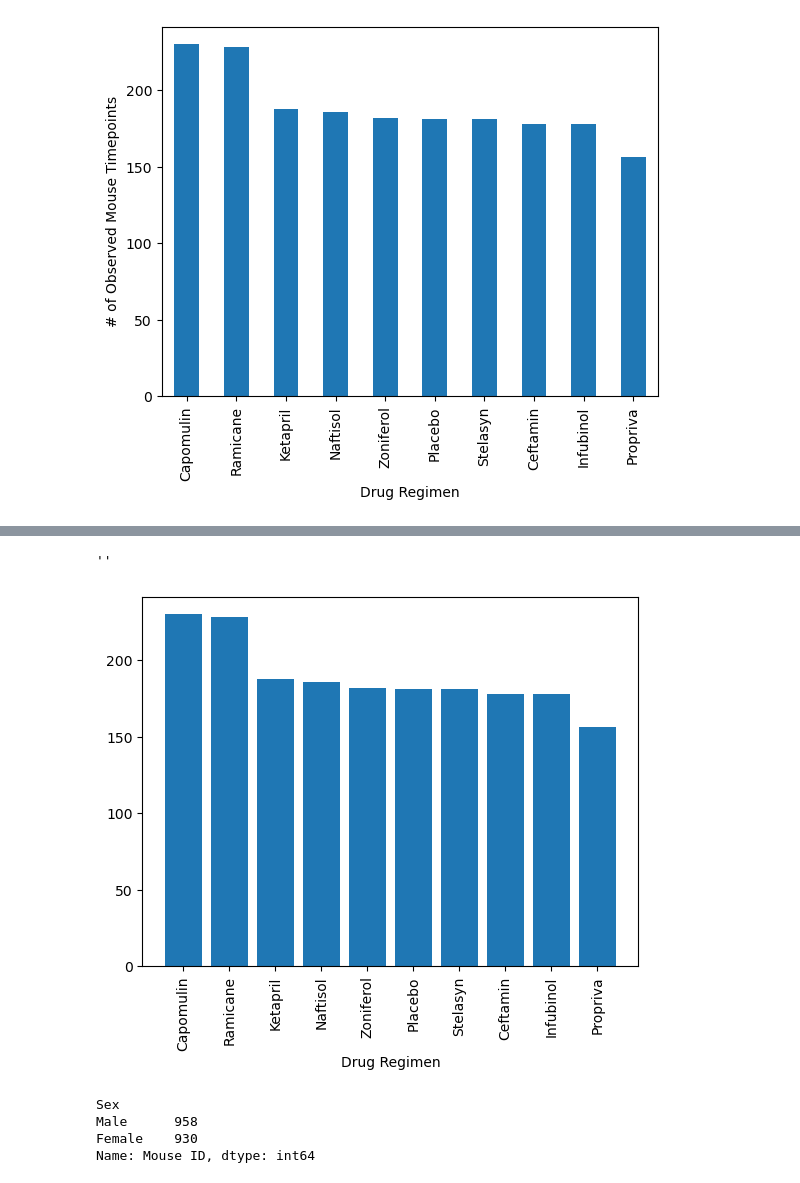
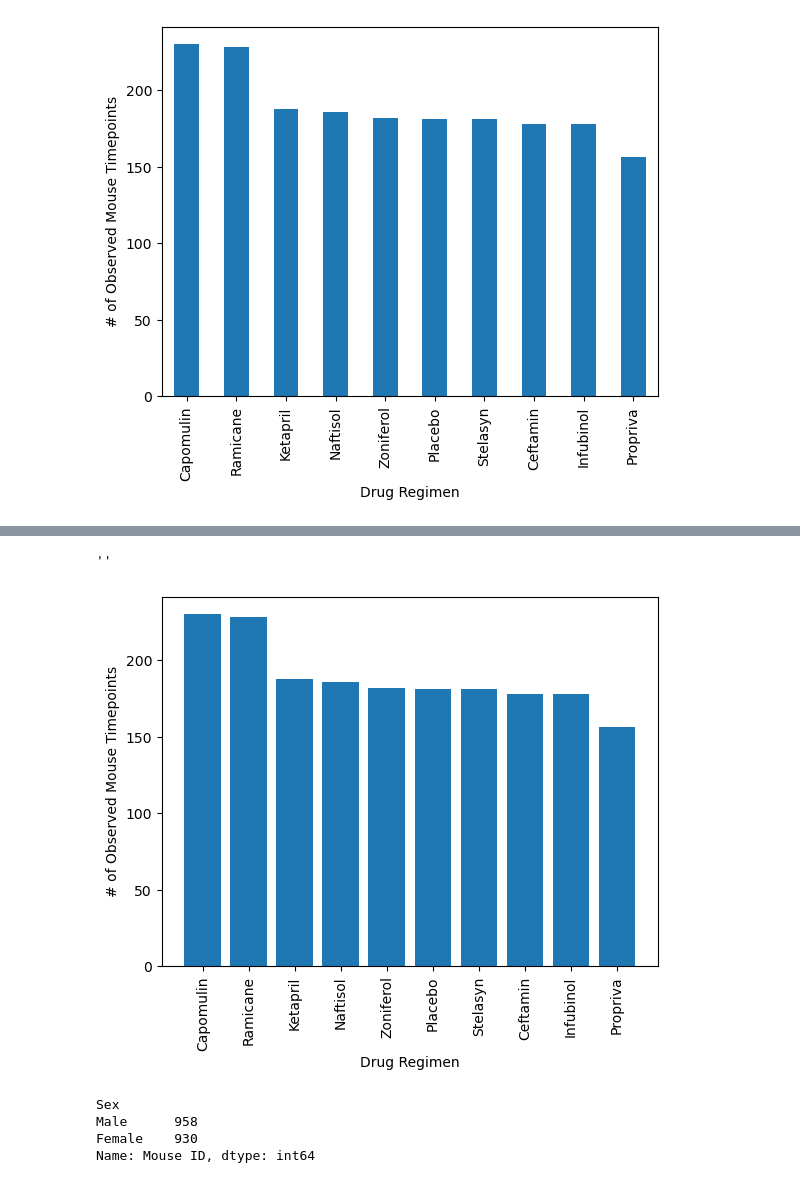
Before and after one commit to Nate-Sheibley/treatment-outcomes, a Jupyter notebook: Pymaceuticals/pymaceuticals_NSS.ipynb, the cells around one changed output, grey strips where cells are left out. Saved outputs shown, nothing was run; the diff lists cells and outputs as text; code cells hidden in the pictures.

```diff
--- a/Pymaceuticals/pymaceuticals_NSS.ipynb
+++ b/Pymaceuticals/pymaceuticals_NSS.ipynb
@@ -176,13 +163,14 @@ Name: Mouse ID, dtype: int64
 # %%
 # Generate a bar plot showing the total number of rows (Mouse ID/Timepoints) for each drug regimen using pyplot.
 fig, ax = plt.subplots()
 ax.bar(count_bar.index, count_bar.values)
 ax.set_xlabel('Drug Regimen')
+ax.set_ylabel('# of Observed Mouse Timepoints')
 ax.set_xticklabels(labels=count_bar.index,rotation=90)
 ;
 # %% [output]
 ''
-[figure, old version]
+[figure, new version]
 # %%
 gender_series = dropped_dups.groupby('Sex').count()['Mouse ID'].sort_values(ascending=False)
 gender_series
```
Also changed, not shown: parts of 11 cells of this notebook.
